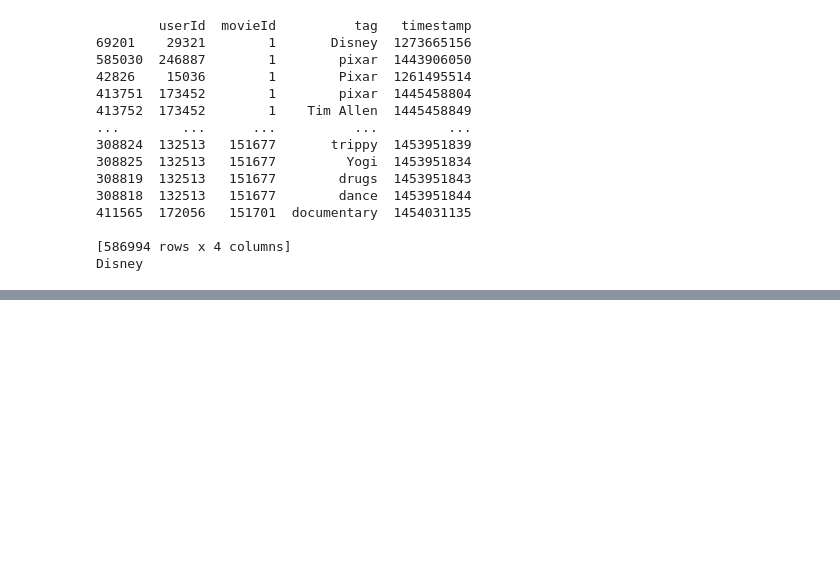
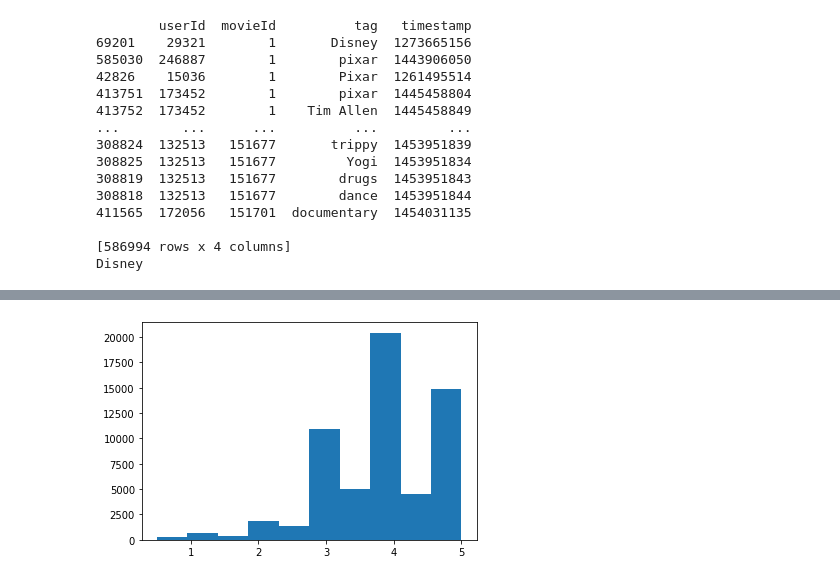
Before and after one commit to El-Wally/Movie-Recommender, a Jupyter notebook: MoviesRecommender.ipynb, the cells around one changed output, grey strips where cells are left out. Drawn from its saved outputs; the diff is of its cells as text; code cells hidden in the pictures; blank space fills up the shorter version.

```diff
--- a/MoviesRecommender.ipynb
+++ b/MoviesRecommender.ipynb
@@ -236,0 +438,6 @@ x.drop(['movId','movieId','timestamp','userId'], axis=1)
+# %%
+
+plt.hist(x)
+plt.show()
+# %% [output]
+[figure, added]
```
Also changed, not shown: parts of 31 cells of this notebook.
